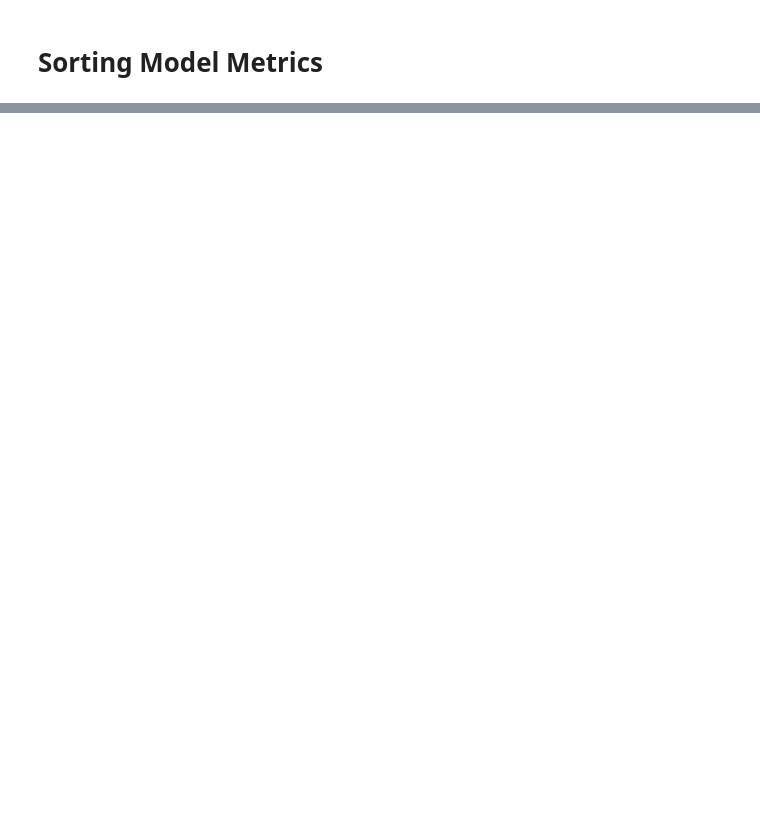
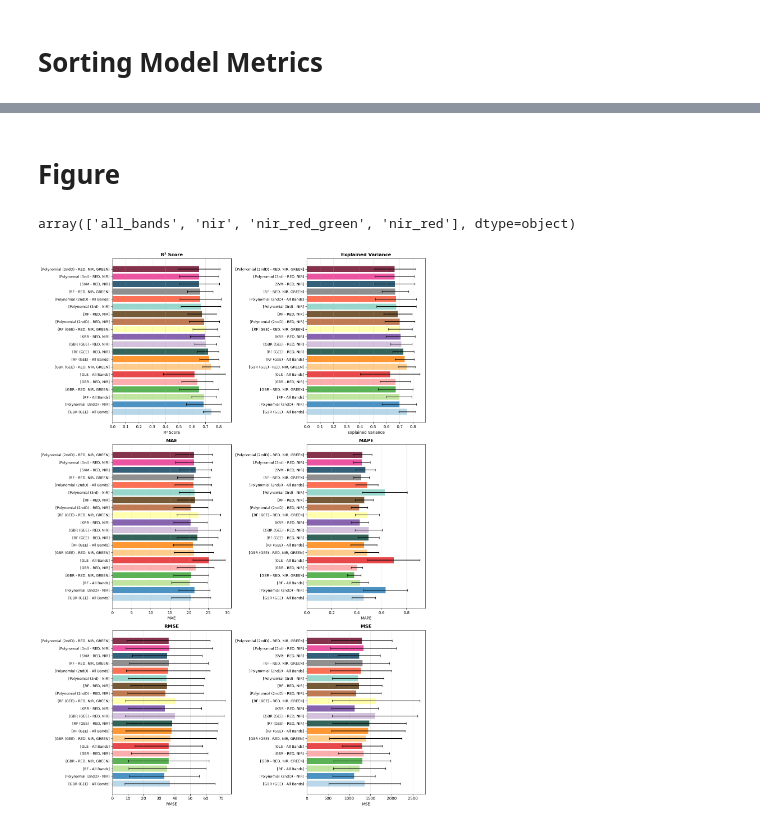
Before and after one commit to larissavaladao/time_series_curuai, a Jupyter notebook: 4.TSS_modeling/4.Model_selection.ipynb, the cells around one changed output, grey strips where cells are left out. Saved outputs shown, nothing was run; the diff lists cells and outputs as text; code cells hidden in the pictures; blank space fills up the shorter version.

```diff
--- a/4.TSS_modeling/4.Model_selection.ipynb
+++ b/4.TSS_modeling/4.Model_selection.ipynb
@@ -301,0 +394,46 @@ Top Models by Metric Wins:
+# %% [markdown]
+# Figure
+# %%
+best_models['Feature'].unique()
+# %% [output]
+array(['all_bands', 'nir', 'nir_red_green', 'nir_red'], dtype=object)
+# %%
+fig, axes = plt.subplots(3, 2, figsize=(14, 20))
+
+metrics = ['r2', 'exp_var', 'mae', 'mape', 'rmse', 'mse']
+titles = ['R² Score', 'Explained Variance', 'MAE', 'MAPE', 'RMSE', 'MSE']
+color_palette = ['#a6cee3','#1f78b4','#b2df8a','#33a02c','#fb9a99',
+                 '#e31a1c','#fdbf6f','#ff7f00','#003c30','#cab2d6',
+                 '#6a3d9a','#ffff99','#b15928','#543005','#80cdc1',
+                 '#fc4e2a','#737373','#023858','#e7298a','#67001f']
+
+# Create labels combining Model and Feature
+models = best_models['Model'].replace({'GBR_GEE':'GBR (GEE)', 'polynomial2': 'Polynomial (2ndD)', 'ols':"OLS", 'RF_GEE': "RF (GEE)", 'polynomial3': 'Polynomial (3rd)'})
+features = best_models['Feature'].replace({'all_bands': 'All Bands', 'nir': 'NIR', 'nir_red_green': 'RED, NIR, GREEN', 'nir_red': "RED, NIR"})
+labels = [f"[{m} - {f}]" for m, f in zip(models, features)]
+
+# Flatten axes for easier iteration
+axes_flat = axes.flatten()
+n = 0
+
+for ax, metric, title in zip(axes_flat, metrics, titles):
+    if metric in best_models.columns and f'{metric}_std' in best_models.columns:
+        # Create horizontal bar plot
+        y_pos = np.arange(len(best_models))
+        ax.barh(y_pos, best_models[metric], xerr=best_models[f'{metric}_std'],
+                color=color_palette[:len(best_models)], capsize=3, alpha=0.8)
+
+        # Set labels and title
+        ax.set_yticks(y_pos)
+        ax.set_yticklabels(labels, fontsize=9)
+        ax.set_xlabel(title, fontsize=10)
+        ax.set_title(title, fontsize=12, fontweight='bold')
+        ax.grid(axis='x', alpha=0.3)
+
+    n += 1
+
+plt.tight_layout()
+plt.savefig(os.path.join(wrk_directory,"metrics_comparison.jpg"),dpi=300)
+plt.show()
+# %% [output]
+[figure, added]
```
Also changed, not shown: parts of 7 cells of this notebook, 4 other files.
